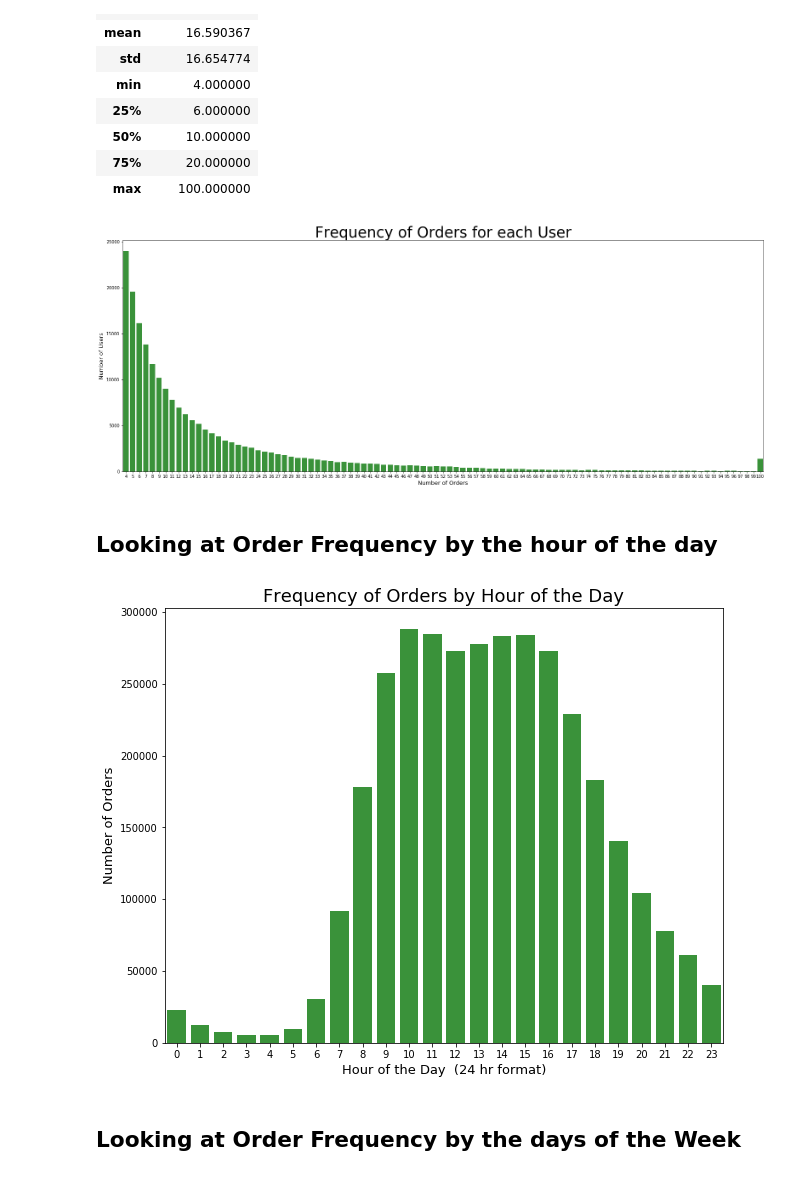
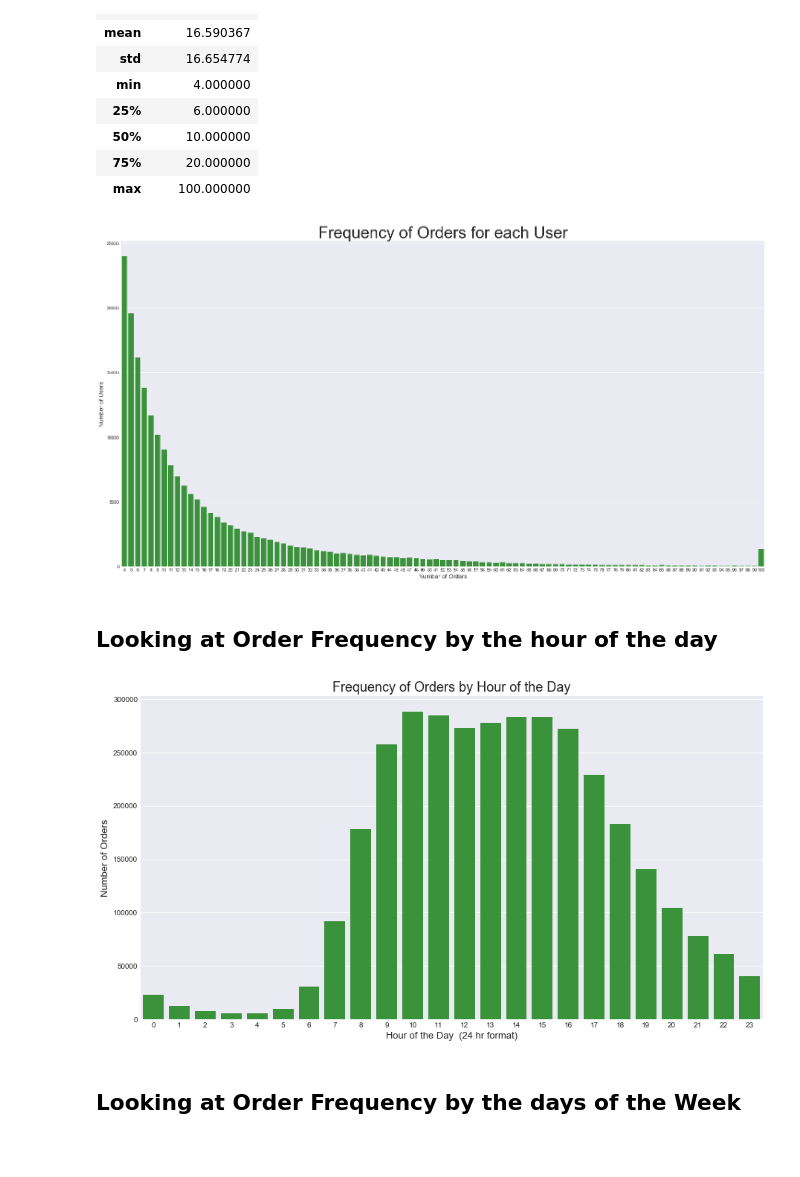
Before and after one commit to SamSamhuns/instacart_market_basket_analysis, a Jupyter notebook: instacart_data_analysis.ipynb, the cells around one changed output. Cells and saved outputs as stored; diff of their text form; code cells hidden in the pictures; blank space fills up the shorter version.

```diff
--- a/instacart_data_analysis.ipynb
+++ b/instacart_data_analysis.ipynb
@@ -16,6 +20,7 @@ import seaborn as sns
 import matplotlib.pyplot as plt
 from sklearn.neighbors import KNeighborsClassifier
 
+plt.style.use('seaborn-darkgrid')
 color = sns.color_palette()
 %matplotlib inline
 # %% [markdown]
@@ -171,5 +166,5 @@ product_comb.head()
 # %%
-def hist_count_plots(dframe, x_axis, _title, _xlabel, _ylabel, color_index, fig_size=(18,8), title_size=18):
+def hist_count_plots(dframe, x_axis, _title, _xlabel, _ylabel, color_index, fig_size=(15,8), title_size=18):
 
     plt.figure(figsize=fig_size)
     sns.countplot(x=x_axis, data=dframe, color=color[color_index])
@@ -177,8 +172,15 @@ def hist_count_plots(dframe, x_axis, _title, _xlabel, _ylabel, color_index, fig_
     plt.xlabel(_xlabel, fontsize=13)
     plt.ylabel(_ylabel, fontsize=13)
 
-#   plt.xticks( [0,1,2,3,4,5,6],["Saturday", "Sunday", "Monday", "Tuesday", "Wednesday", "Thursday", "Friday"] )
+    if x_axis == "order_dow":
+        plt.xticks( [0,1,2,3,4,5,6],["Saturday", "Sunday", "Monday", "Tuesday", "Wednesday", "Thursday", "Friday"] )
     plt.show()
+
+def bar_plot(dframe, _xlabel, _ylabel, _title, fig_size=(18,8), title_size=18):
+    dframe.plot(kind='bar', figsize=fig_size)
+    plt.xlabel(_xlabel, fontsize=14)
+    plt.ylabel(_ylabel, fontsize=14)
+    plt.title(_title, fontsize=title_size)
 # %%
 hist_count_plots(orders.iloc[:1000000,:], 'user_id', 'user id counts', "users", "number of orders", 2)
 # %% [output]
@@ -215,16 +217,16 @@ user_order_count_df.describe()
 | max | 100.000000 |
 # %%
 hist_count_plots(user_order_count_df ,"Order_count", "Frequency of Orders for each User",
-                 "Number of Orders", "Number of Users", 2, fig_size=(27,10), title_size=35 )
+                 "Number of Orders", "Number of Users", 2, fig_size=(25,13), title_size=35 )
 # %% [output]
-[figure, old version]
+[figure, new version]
 # %% [markdown]
 ## Looking at Order Frequency by the hour of the day
 # %%
 hist_count_plots(orders ,"order_hour_of_day", "Frequency of Orders by Hour of the Day",
                  "Hour of the Day  (24 hr format)", "Number of Orders", 2)
 # %% [output]
-[figure, old version]
+[figure, new version]
 # %% [markdown]
 ## Looking at Order Frequency by the days of the Week
 # %%
```
Also changed, not shown: parts of 23 cells of this notebook.
